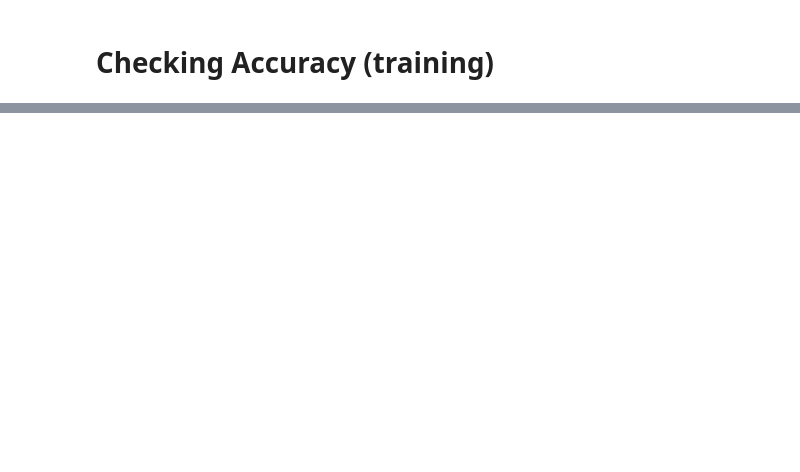
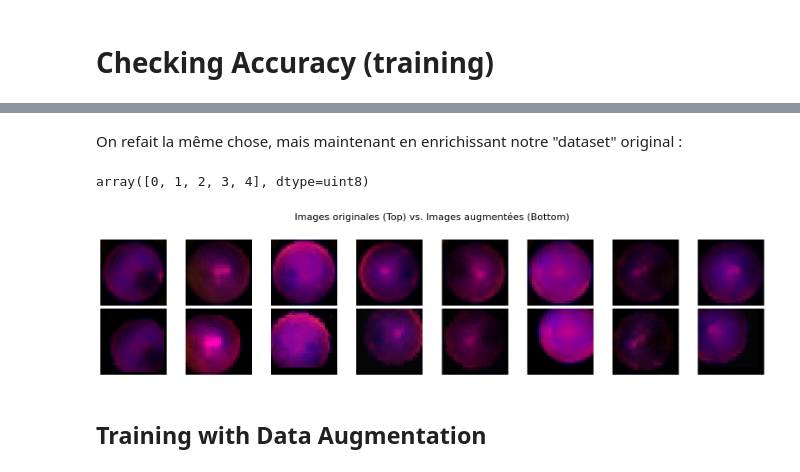
Before and after one commit to mrquaternion/Retinal-Image-Classification, a Jupyter notebook: cnn.ipynb, the cells around one changed output, grey strips where cells are left out. Saved outputs shown, nothing was run; the diff lists cells and outputs as text; code cells hidden in the pictures; blank space fills up the shorter version.

```diff
--- a/cnn.ipynb
+++ b/cnn.ipynb
@@ -212,0 +245,2 @@ Got 93/216 with accuracy 43.06%
+# %% [markdown]
+On refait la même chose, mais maintenant en enrichissant notre "dataset" original :
@@ -212,0 +250,50 @@ Got 93/216 with accuracy 43.06%
+# %%
+train_transforms = transforms_v2.Compose([
+    transforms_v2.RandomHorizontalFlip(p=0.5),
+    transforms_v2.RandomRotation(15),
+    transforms_v2.RandomCrop(28, padding=4),
+    transforms_v2.ColorJitter(brightness=0.3, contrast=0.3, saturation=0.3),
+    transforms_v2.RandomAffine(degrees=0, translate=(0.1, 0.1)),
+    transforms_v2.ToTensor(),
+    transforms_v2.Normalize(MEAN, STD)
+])
+# %%
+classes = np.unique(labels)
+classes
+# %% [output]
+array([0, 1, 2, 3, 4], dtype=uint8)
+# %%
+def unnormalize(tensor):
+    img = tensor.numpy().transpose((1, 2, 0))
+    img = STD * img + MEAN
+    img = np.clip(img, 0, 1)
+    return img
+
+def show_augmented_vs_original(transform, dataset, num_images=8):
+    # Transformer vers des images (PIL)
+    pil_images = [Image.fromarray(array, mode='RGB') for array in dataset]
+
+    # Appliquer les augmentations
+    augmented_images = [transform(img) for img in pil_images]
+
+    fig, axs = plt.subplots(2, num_images, figsize=(16, 4))
+    fig.suptitle('Images originales (Top) vs. Images augmentées (Bottom)', fontsize=16)
+
+    for i in range(num_images):
+        axs[0, i].imshow(pil_images[i])
+        axs[0, i].axis('off')
+        if i == 0:
+            axs[0, i].set_ylabel('Originales', fontsize=12)
+
+        img = unnormalize(augmented_images[i])
+        axs[1, i].imshow(img)
+        axs[1, i].axis('off')
+        if i == 0:
+            axs[1, i].set_ylabel('Augmentées', fontsize=12)
+
+    plt.tight_layout(rect=[0, 0, 1, 0.95])
+    plt.show()
+# %%
+show_augmented_vs_original(transform=train_transforms, dataset=images)
+# %% [output]
+[figure, added]
@@ -212,0 +349,2 @@ Got 93/216 with accuracy 43.06%
+# %% [markdown]
+## Training with Data Augmentation
```
Also changed, not shown: parts of 38 cells of this notebook.
